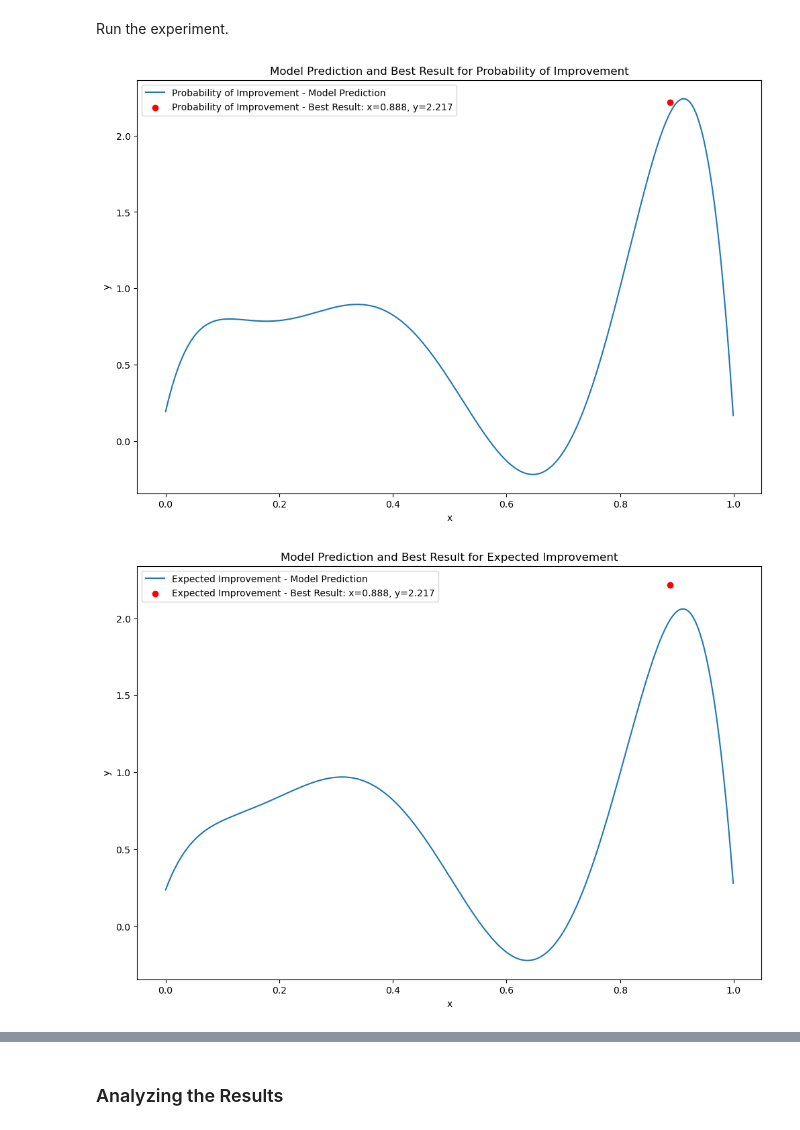
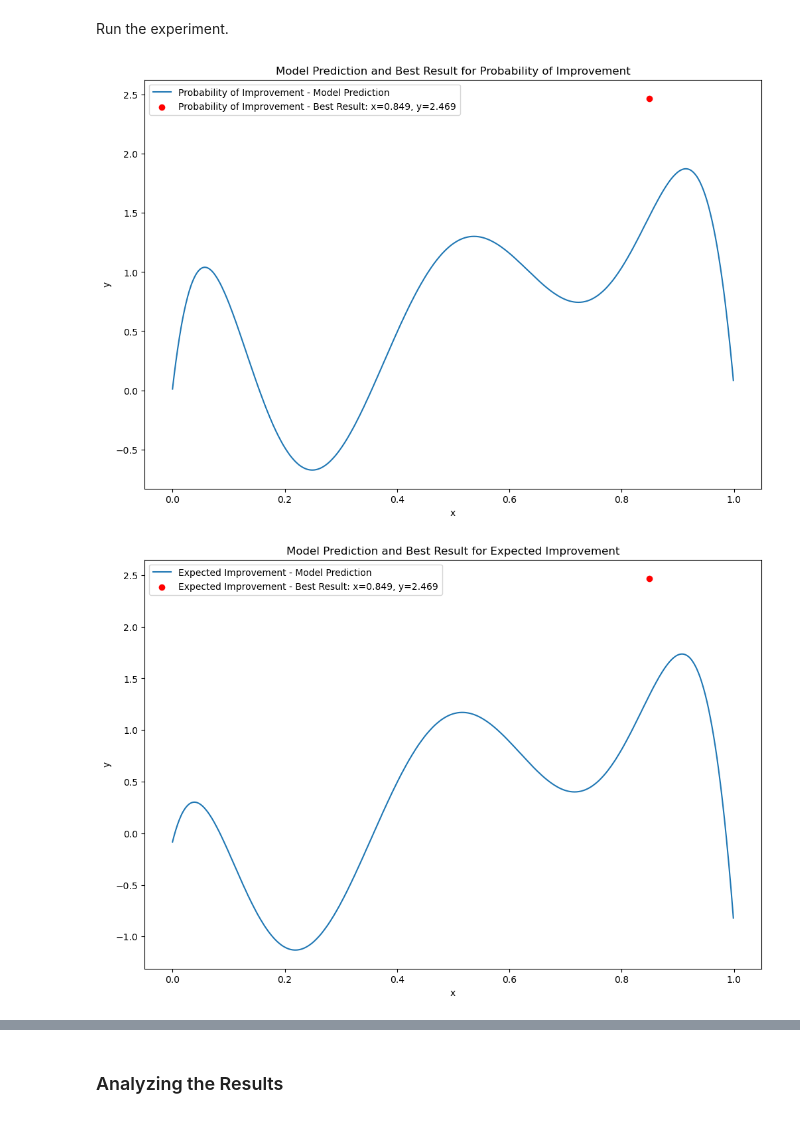
Before and after one commit to asatpathy314/pokemon-mlp, a Jupyter notebook: pokemon.ipynb, the cells around one changed output, grey strips where cells are left out. Drawn from its saved outputs; the diff is of its cells as text; code cells hidden in the pictures.

```diff
--- a/pokemon.ipynb
+++ b/pokemon.ipynb
@@ -178,33 +178,33 @@ models = []
 for name, acquisition_function in acquisition_functions.items():
     X_temp, y_temp = X.copy(), y.copy()
     gp_model_temp = GaussianProcessRegressor()
     gp_model_temp.fit(X_temp, y_temp)
 
-    for i in range(100):
+    for i in range(10):
         next_sample = optimize_acquisition(X_temp, y_temp, gp_model_temp, acquisition_function)
         actual_value = objective(next_sample)
 
         # Update dataset with new sample point and observation
         X_temp = np.vstack((X_temp, [[next_sample]]))
         y_temp = np.vstack((y_temp, [[actual_value]]))
 
         # Re-fit model with updated data
         gp_model_temp.fit(X_temp, y_temp)
 
     # Store the best result for this acquisition function
     best_index = np.argmax(y_temp)
     results[name] = (X_temp[best_index], y_temp[best_index])
 
     plt.figure(figsize=(12, 8))
     Xsamples = np.arange(0, 1, 0.001).reshape(-1, 1)
     ysamples, _ = gp_model_temp.predict(Xsamples, return_std=True)
     plt.plot(Xsamples, ysamples, label=f'{name} - Model Prediction')
     plt.scatter(X_temp[best_index], y_temp[best_index], color='red', label=f"{name} - Best Result: x={X_temp[best_index][0]:.3f}, y={y_temp[best_index][0]:.3f}")
     plt.title(f'Model Prediction and Best Result for {name}')
     plt.xlabel('x')
     plt.ylabel('y')
     plt.legend()
     plt.show()
 # %% [output]
-[figure, old version]
+[figure, new version]
-[figure, old version]
+[figure, new version]
```
Also changed, not shown: parts of 8 cells of this notebook, 2 other files.
